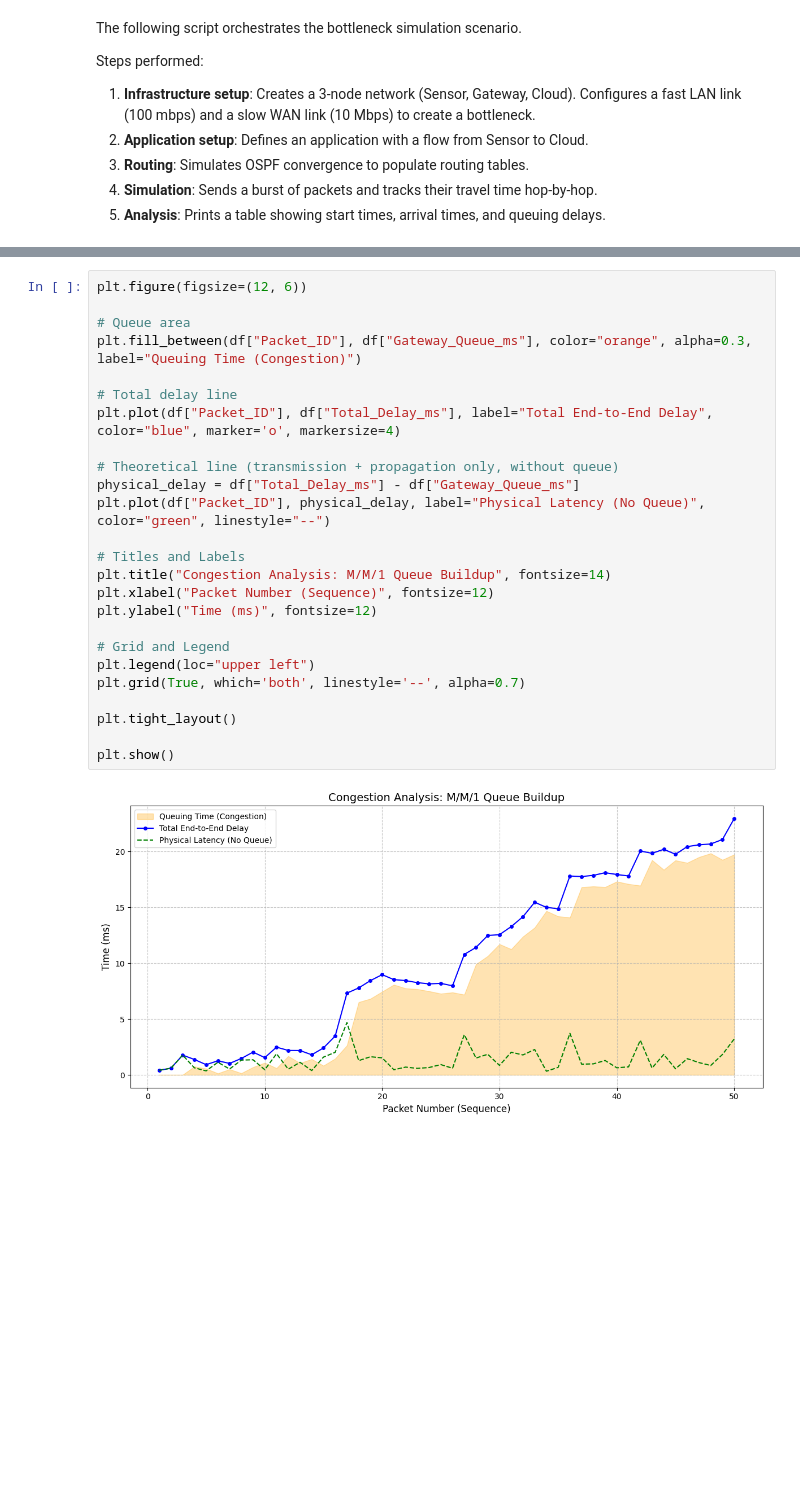
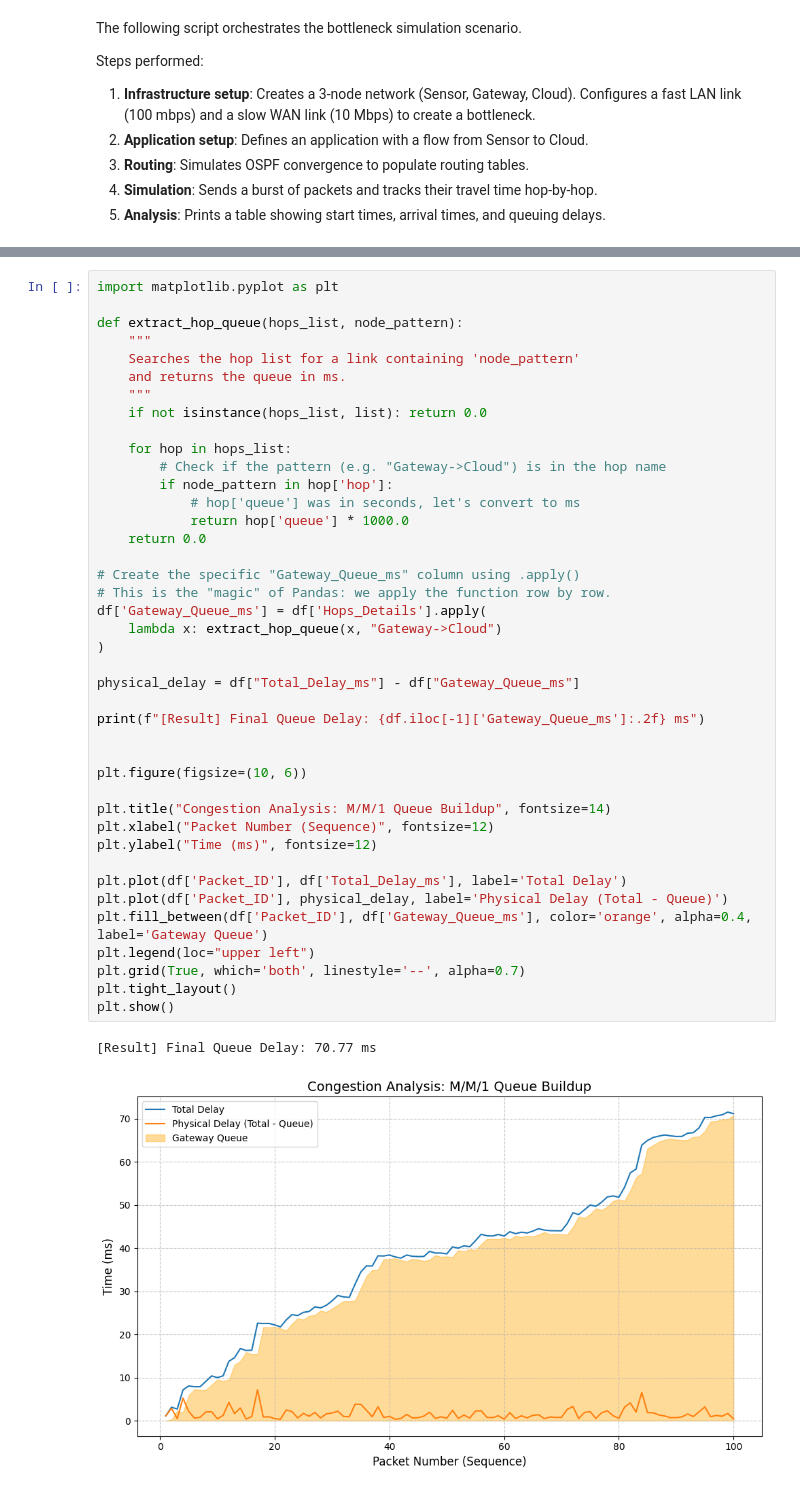
Before and after one commit to DadeOrsu/eclypse-plus-net, a Jupyter notebook: NetworkExtension/demo.ipynb, the cells around one changed output, grey strips where cells are left out. Cells and saved outputs as stored; diff of their text form; blank space fills up the shorter version.

```diff
--- a/NetworkExtension/demo.ipynb
+++ b/NetworkExtension/demo.ipynb
@@ -172,27 +140,44 @@ Data Preview:
 # %%
-plt.figure(figsize=(12, 6))
+import matplotlib.pyplot as plt
 
-# Queue area
-plt.fill_between(df["Packet_ID"], df["Gateway_Queue_ms"], color="orange", alpha=0.3, label="Queuing Time (Congestion)")
+def extract_hop_queue(hops_list, node_pattern):
+    """
+    Searches the hop list for a link containing 'node_pattern'
+    and returns the queue in ms.
+    """
+    if not isinstance(hops_list, list): return 0.0
 
-# Total delay line
-plt.plot(df["Packet_ID"], df["Total_Delay_ms"], label="Total End-to-End Delay", color="blue", marker='o', markersize=4)
+    for hop in hops_list:
+        # Check if the pattern (e.g. "Gateway->Cloud") is in the hop name
+        if node_pattern in hop['hop']:
+            # hop['queue'] was in seconds, let's convert to ms
+            return hop['queue'] * 1000.0
+    return 0.0
 
-# Theoretical line (transmission + propagation only, without queue)
+# Create the specific "Gateway_Queue_ms" column using .apply()
+# This is the "magic" of Pandas: we apply the function row by row.
+df['Gateway_Queue_ms'] = df['Hops_Details'].apply(
+    lambda x: extract_hop_queue(x, "Gateway->Cloud")
+)
+
 physical_delay = df["Total_Delay_ms"] - df["Gateway_Queue_ms"]
-plt.plot(df["Packet_ID"], physical_delay, label="Physical Latency (No Queue)", color="green", linestyle="--")
 
-# Titles and Labels
+print(f"[Result] Final Queue Delay: {df.iloc[-1]['Gateway_Queue_ms']:.2f} ms")
+
+
+plt.figure(figsize=(10, 6))
+
 plt.title("Congestion Analysis: M/M/1 Queue Buildup", fontsize=14)
 plt.xlabel("Packet Number (Sequence)", fontsize=12)
 plt.ylabel("Time (ms)", fontsize=12)
 
-# Grid and Legend
+plt.plot(df['Packet_ID'], df['Total_Delay_ms'], label='Total Delay')
+plt.plot(df['Packet_ID'], physical_delay, label='Physical Delay (Total - Queue)')
+plt.fill_between(df['Packet_ID'], df['Gateway_Queue_ms'], color='orange', alpha=0.4, label='Gateway Queue')
 plt.legend(loc="upper left")
 plt.grid(True, which='both', linestyle='--', alpha=0.7)
-
 plt.tight_layout()
-
 plt.show()
 # %% [output]
+[Result] Final Queue Delay: 70.77 ms
-[figure, old version]
+[figure, new version]
```
Also changed, not shown: parts of 14 cells of this notebook, 2 other files.
